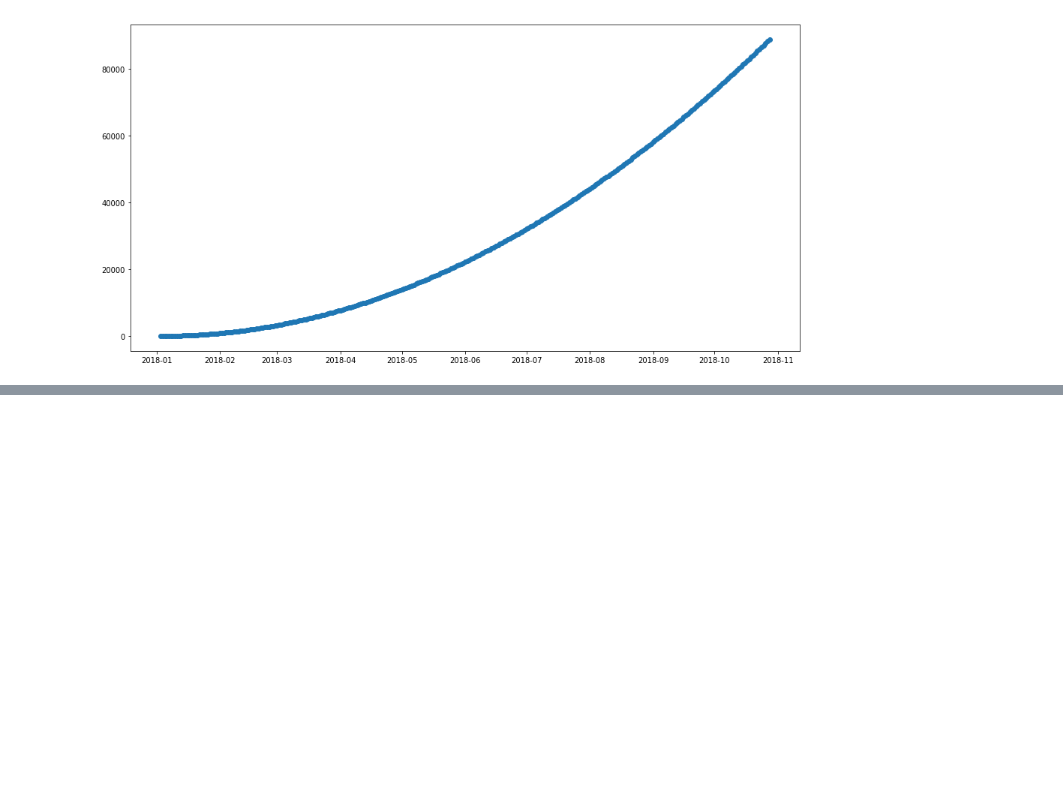
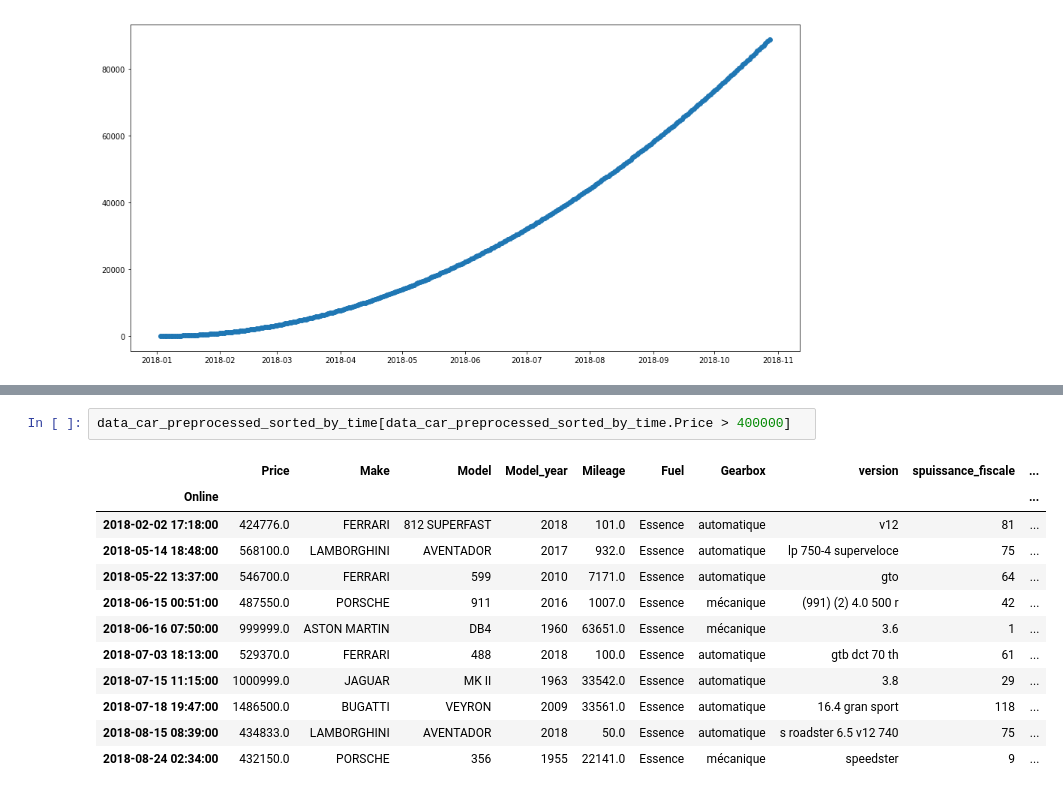
Before and after one commit to nguyenkhacbaoanh/used_car_price_estimation, a Jupyter notebook: notebook/Data Car Preprocessing.ipynb, the cells around one changed output, grey strips where cells are left out. Cells and saved outputs as stored; diff of their text form; blank space fills up the shorter version.

```diff
--- a/notebook/Data Car Preprocessing.ipynb
+++ b/notebook/Data Car Preprocessing.ipynb
@@ -221,0 +256,15 @@ import seaborn as sns
+# %%
+data_car_preprocessed_sorted_by_time[data_car_preprocessed_sorted_by_time.Price > 400000]
+# %% [output]
+|  | Price | Make | Model | Model_year | Mileage | Fuel | Gearbox | version | spuissance_fiscale | ... |
+| Online |  |  |  |  |  |  |  |  |  | ... |
+| 2018-02-02 17:18:00 | 424776.0 | FERRARI | 812 SUPERFAST | 2018 | 101.0 | Essence | automatique | v12 | 81 | ... |
+| 2018-05-14 18:48:00 | 568100.0 | LAMBORGHINI | AVENTADOR | 2017 | 932.0 | Essence | automatique | lp 750-4 superveloce | 75 | ... |
+| 2018-05-22 13:37:00 | 546700.0 | FERRARI | 599 | 2010 | 7171.0 | Essence | automatique | gto | 64 | ... |
+| 2018-06-15 00:51:00 | 487550.0 | PORSCHE | 911 | 2016 | 1007.0 | Essence | mécanique | (991) (2) 4.0 500 r | 42 | ... |
+| 2018-06-16 07:50:00 | 999999.0 | ASTON MARTIN | DB4 | 1960 | 63651.0 | Essence | mécanique | 3.6 | 1 | ... |
+| 2018-07-03 18:13:00 | 529370.0 | FERRARI | 488 | 2018 | 100.0 | Essence | automatique | gtb dct 70 th | 61 | ... |
+| 2018-07-15 11:15:00 | 1000999.0 | JAGUAR | MK II | 1963 | 33542.0 | Essence | automatique | 3.8 | 29 | ... |
+| 2018-07-18 19:47:00 | 1486500.0 | BUGATTI | VEYRON | 2009 | 33561.0 | Essence | automatique | 16.4 gran sport | 118 | ... |
+| 2018-08-15 08:39:00 | 434833.0 | LAMBORGHINI | AVENTADOR | 2018 | 50.0 | Essence | automatique | s roadster 6.5 v12 740 | 75 | ... |
+| 2018-08-24 02:34:00 | 432150.0 | PORSCHE | 356 | 1955 | 22141.0 | Essence | mécanique | speedster | 9 | ... |
```
Also changed, not shown: parts of 7 cells of this notebook, 1 other file.
